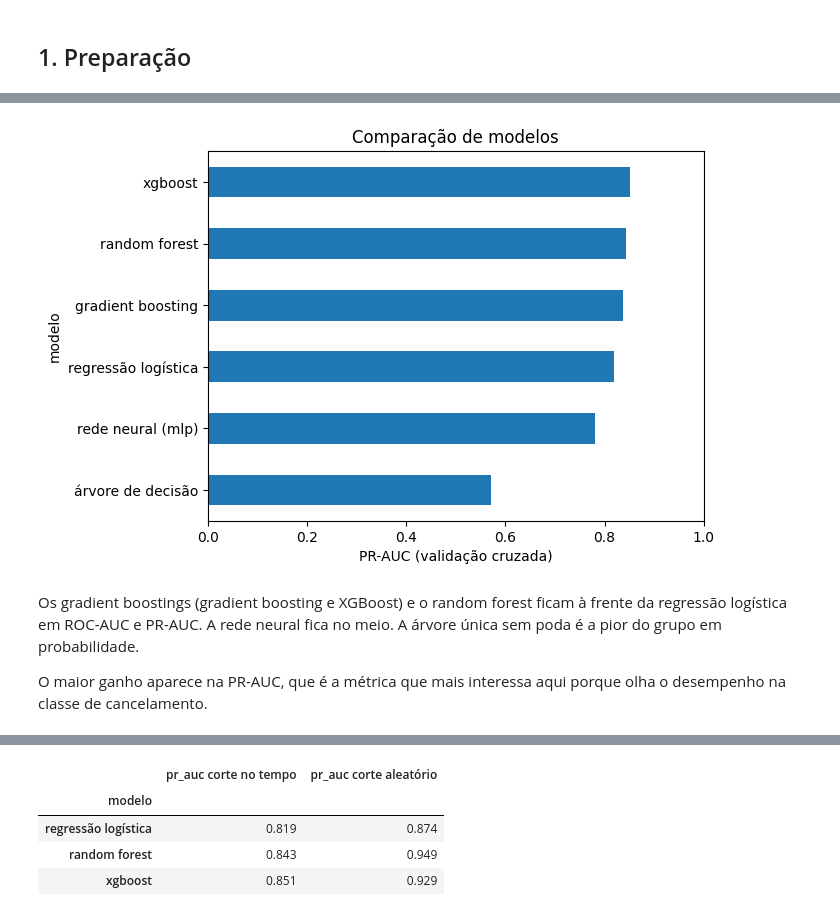
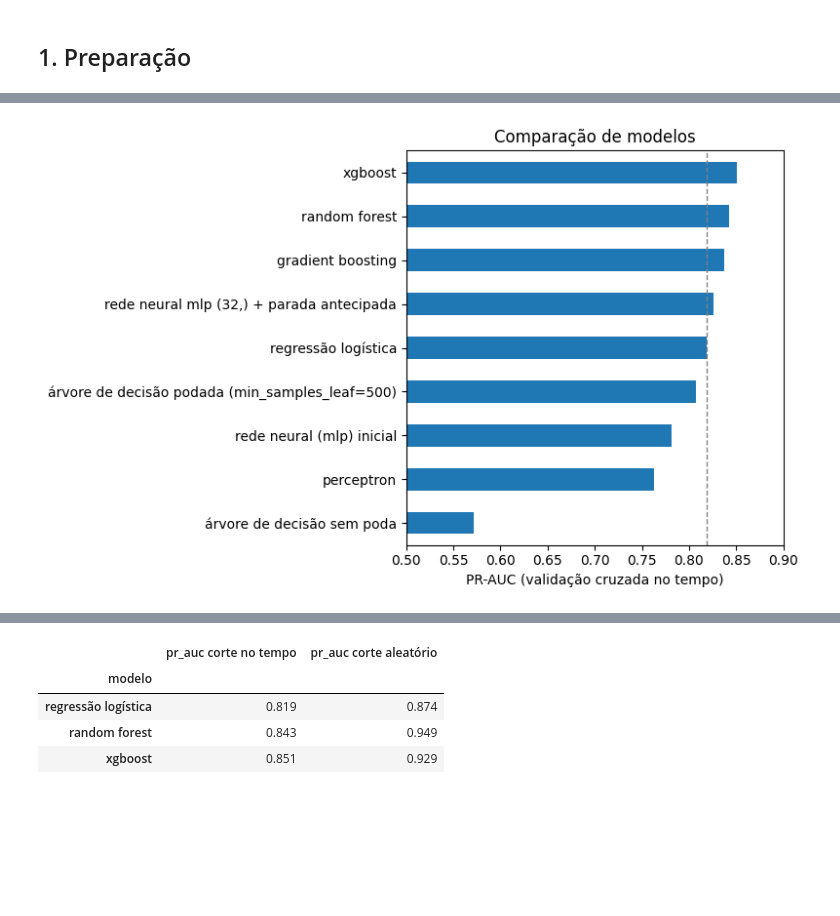
Before and after one commit to josepharroyoh/hotel-cancellation-ml, a Jupyter notebook: notebooks/05_model_comparison.ipynb, the cells around one changed output, grey strips where cells are left out. Cells and saved outputs as stored; diff of their text form; code cells hidden in the pictures; blank space fills up the shorter version.

Commit message:
atualiza comparação de modelos

```diff
--- a/notebooks/05_model_comparison.ipynb
+++ b/notebooks/05_model_comparison.ipynb
@@ -77,3 +109,7 @@ modelos = {
     "rede neural (mlp)": MLPClassifier(hidden_layer_sizes=(64, 32), max_iter=300,
                                        random_state=42),
 }
+
+tabela = pd.DataFrame({nome: avaliar_cv(m) for nome, m in modelos.items()}).T
+tabela = tabela.sort_values("pr_auc", ascending=False)
+tabela
@@ -110,0 +190,19 @@ tabela
+# %%
+redes = {
+    "perceptron": Perceptron(class_weight="balanced", random_state=42),
+    "mlp (64,32) + parada antecipada": MLPClassifier(hidden_layer_sizes=(64, 32),
+                                                     early_stopping=True, random_state=42),
+    "mlp (32,) + parada antecipada": MLPClassifier(hidden_layer_sizes=(32,),
+                                                   early_stopping=True, random_state=42),
+    "mlp (64,32) + alpha 0,01 + parada antecipada": MLPClassifier(hidden_layer_sizes=(64, 32), alpha=0.01,
+                                                                  early_stopping=True, random_state=42),
+}
+
+neural = {"mlp (64,32) inicial": tabela.loc["rede neural (mlp)"]}
+for nome, m in redes.items():
+    neural[nome] = avaliar_cv(m, com_brier=(nome != "perceptron"))
+
+neural = pd.DataFrame(neural).T
+melhor_rede = neural.drop(["perceptron", "mlp (64,32) inicial"])["pr_auc"].idxmax()
+print("melhor configuração da rede:", melhor_rede)
+neural
@@ -110,0 +231,8 @@ tabela
+# %%
+ranking = pd.concat([
+    tabela.rename(index={"rede neural (mlp)": "rede neural (mlp) inicial",
+                         "árvore de decisão": "árvore de decisão sem poda"}),
+    poda.loc[[melhor_arvore]].rename(index={melhor_arvore: f"árvore de decisão podada ({melhor_arvore})"}),
+    neural.loc[[melhor_rede, "perceptron"]].rename(index={melhor_rede: f"rede neural {melhor_rede}"}),
+]).sort_values("pr_auc", ascending=False)
+ranking
@@ -111,10 +250,12 @@ tabela
 # %%
-tabela["pr_auc"].sort_values().plot(kind="barh")
-plt.xlim(0, 1)
-plt.xlabel("PR-AUC (validação cruzada)")
+ranking["pr_auc"].sort_values().plot(kind="barh", figsize=(8, 5))
+plt.axvline(tabela.loc["regressão logística", "pr_auc"], color="gray", linestyle="--", linewidth=1)
+plt.xlim(0.5, 0.9)
+plt.xlabel("PR-AUC (validação cruzada no tempo)")
 plt.title("Comparação de modelos")
+plt.tight_layout()
 plt.show()
 # %% [output]
-[figure, old version]
+[figure, new version]
 # %%
 # guarda a figura para o README (sobe uma pasta, entra em reports/figures)
@@ -126,10 +268,3 @@ plt.title("Comparação de modelos")
 plt.tight_layout()
 plt.savefig("../reports/figures/comparacao_modelos.png")
 plt.close()
-# %% [markdown]
-Os gradient boostings (gradient boosting e XGBoost) e o random forest ficam à
-frente da regressão logística em ROC-AUC e PR-AUC. A rede neural fica no meio.
-A árvore única sem poda é a pior do grupo em probabilidade.
-
-O maior ganho aparece na PR-AUC, que é a métrica que mais interessa aqui
-porque olha o desempenho na classe de cancelamento.
```
Also changed, not shown: parts of 26 cells of this notebook.
